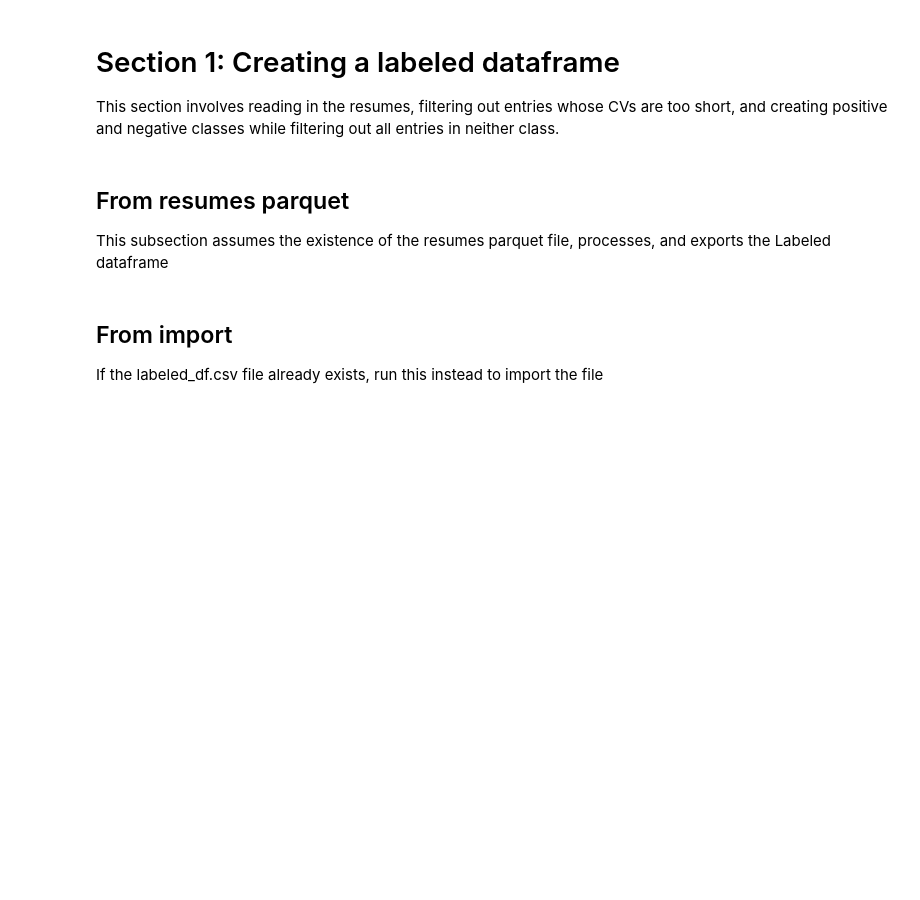
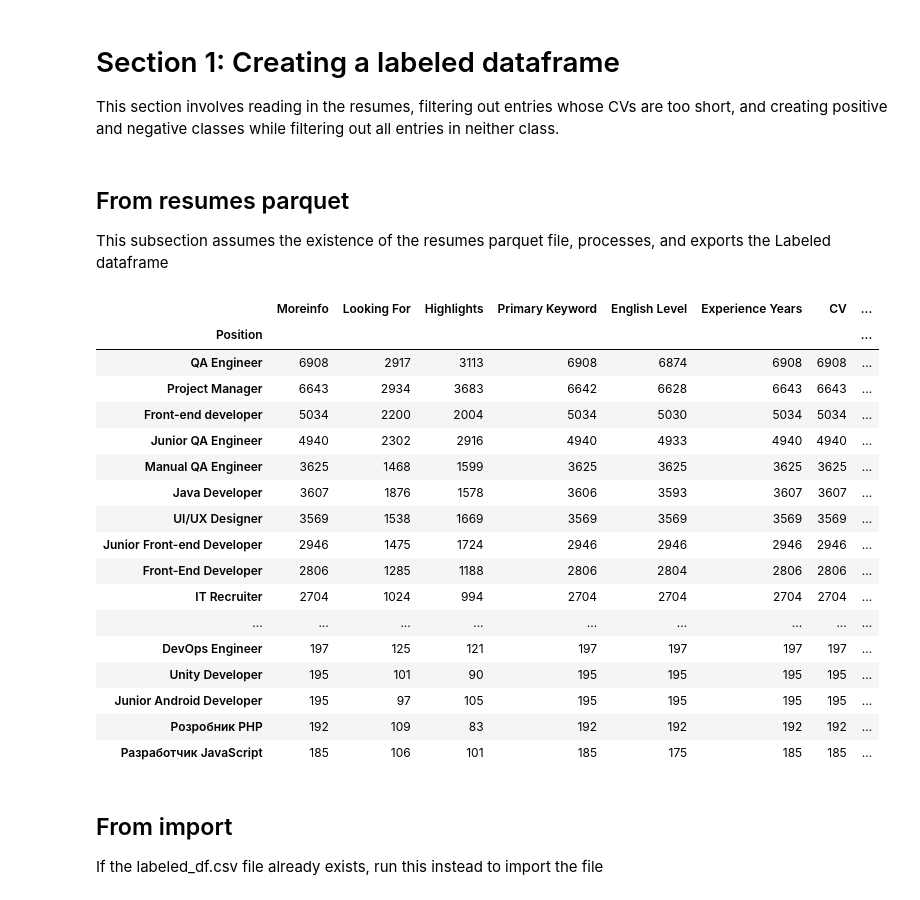
Before and after one commit to heyyjudes/llm-hiring-ecosystem, a Jupyter notebook: execution.ipynb, the cells around one changed output. Saved outputs shown, nothing was run; the diff lists cells and outputs as text; code cells hidden in the pictures; blank space fills up the shorter version.

```diff
--- a/execution.ipynb
+++ b/execution.ipynb
@@ -33,3 +33,27 @@ labeled_df.to_csv(LABELED_DATAFRAME_OUTPUT_FILENAME)
+# %%
+top100df = raw_df.groupby("Position").count().sort_values("Moreinfo", ascending=False).head(100)
+# %%
+pd.set_option('display.max_rows', 100)
+top100df
+# %% [output]
+|  | Moreinfo | Looking For | Highlights | Primary Keyword | English Level | Experience Years | CV | ... |
+| Position |  |  |  |  |  |  |  | ... |
+| QA Engineer | 6908 | 2917 | 3113 | 6908 | 6874 | 6908 | 6908 | ... |
+| Project Manager | 6643 | 2934 | 3683 | 6642 | 6628 | 6643 | 6643 | ... |
+| Front-end developer | 5034 | 2200 | 2004 | 5034 | 5030 | 5034 | 5034 | ... |
+| Junior QA Engineer | 4940 | 2302 | 2916 | 4940 | 4933 | 4940 | 4940 | ... |
+| Manual QA Engineer | 3625 | 1468 | 1599 | 3625 | 3625 | 3625 | 3625 | ... |
+| Java Developer | 3607 | 1876 | 1578 | 3606 | 3593 | 3607 | 3607 | ... |
+| UI/UX Designer | 3569 | 1538 | 1669 | 3569 | 3569 | 3569 | 3569 | ... |
+| Junior Front-end Developer | 2946 | 1475 | 1724 | 2946 | 2946 | 2946 | 2946 | ... |
+| Front-End Developer | 2806 | 1285 | 1188 | 2806 | 2804 | 2806 | 2806 | ... |
+| IT Recruiter | 2704 | 1024 | 994 | 2704 | 2704 | 2704 | 2704 | ... |
+| ... | ... | ... | ... | ... | ... | ... | ... | ... |
+| DevOps Engineer | 197 | 125 | 121 | 197 | 197 | 197 | 197 | ... |
+| Unity Developer | 195 | 101 | 90 | 195 | 195 | 195 | 195 | ... |
+| Junior Android Developer | 195 | 97 | 105 | 195 | 195 | 195 | 195 | ... |
+| Розробник PHP | 192 | 109 | 83 | 192 | 192 | 192 | 192 | ... |
+| Разработчик JavaScript | 185 | 106 | 101 | 185 | 175 | 185 | 185 | ... |
 # %% [markdown]
 ## From import
 If the labeled_df.csv file already exists, run this instead to import the file
```
Also changed, not shown: parts of 1 cell of this notebook.
